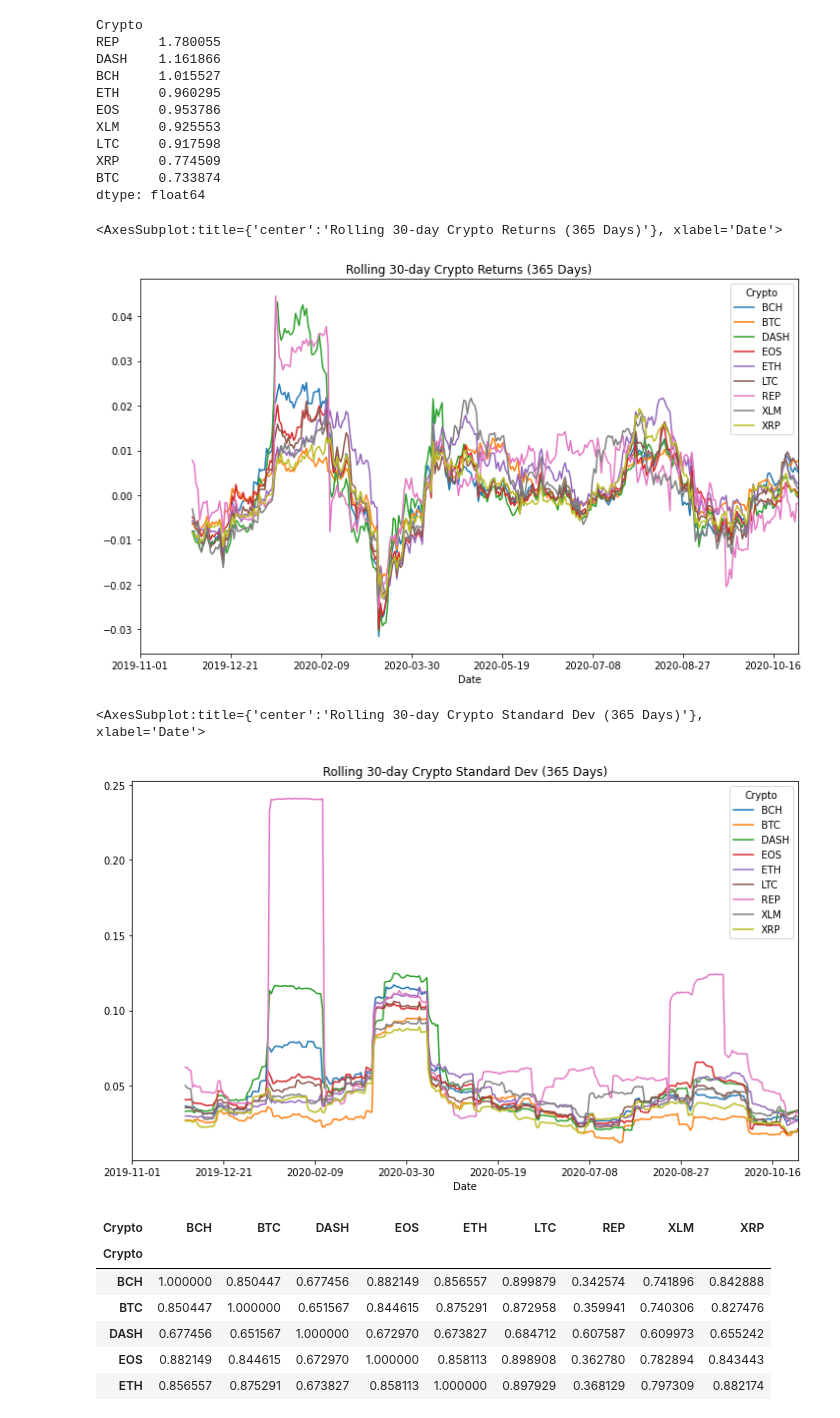
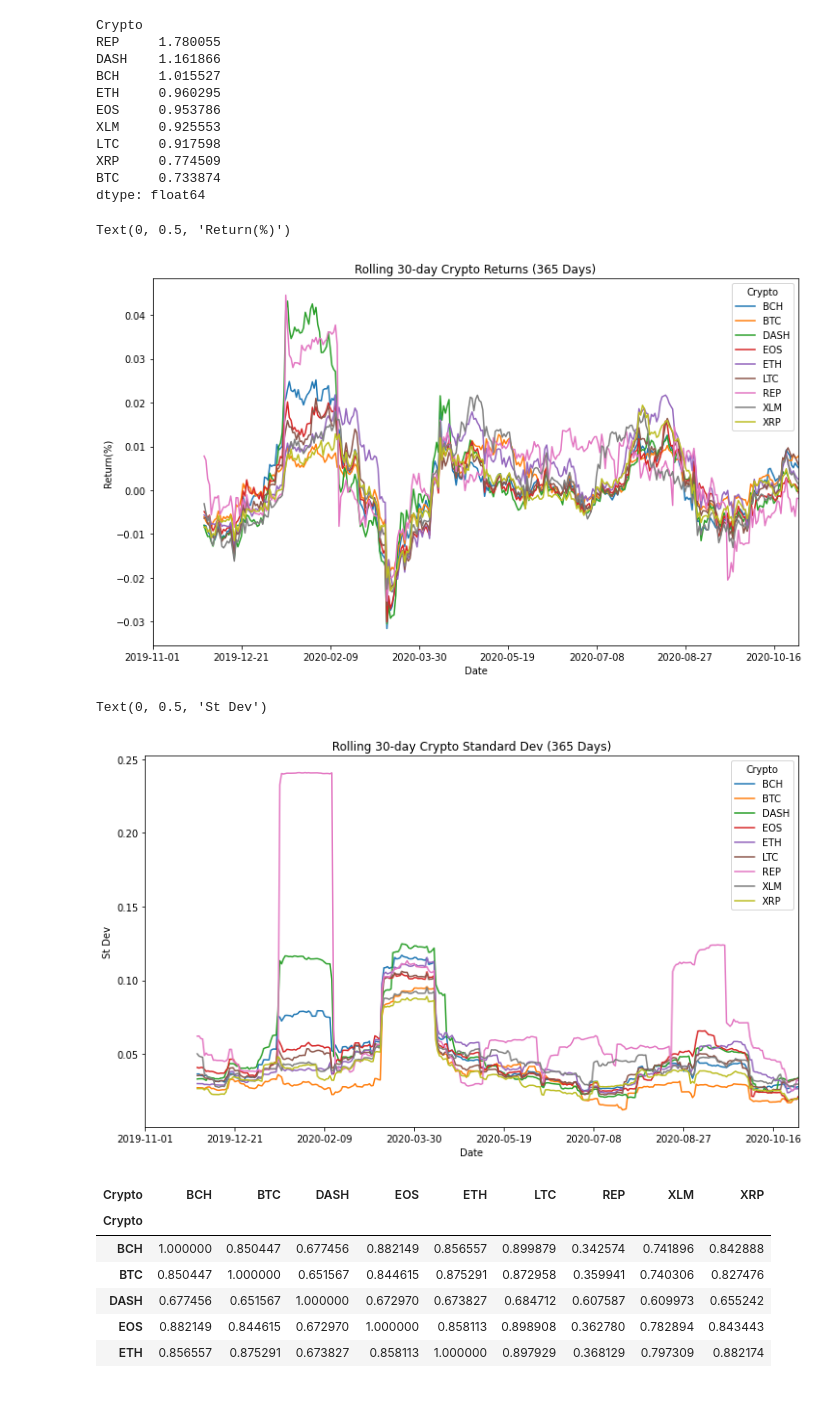
Before and after one commit to mdschulz1973/Planet_Express_IO, a Jupyter notebook: notebooks/crypto_data_prep.ipynb, the cells around one changed output. Saved outputs shown, nothing was run; the diff lists cells and outputs as text; code cells hidden in the pictures.

```diff
--- a/notebooks/crypto_data_prep.ipynb
+++ b/notebooks/crypto_data_prep.ipynb
@@ -208,15 +210,17 @@ dtype: float64
 # %%
 # Calculate rolling 30 day returns and standard deviation for all cryptos
 
 daily_crypto_returns.rolling(window=30).mean().plot(figsize=(12,7),title="Rolling 30-day Crypto Returns (365 Days)")
+plt.ylabel("Return(%)")
 # %% [output]
-<AxesSubplot:title={'center':'Rolling 30-day Crypto Returns (365 Days)'}, xlabel='Date'>
+Text(0, 0.5, 'Return(%)')
-[figure, old version]
+[figure, new version]
 # %%
 daily_crypto_returns.rolling(window=30).std().plot(figsize=(12,7),title="Rolling 30-day Crypto Standard Dev (365 Days)")
+plt.ylabel("St Dev")
 # %% [output]
-<AxesSubplot:title={'center':'Rolling 30-day Crypto Standard Dev (365 Days)'}, xlabel='Date'>
+Text(0, 0.5, 'St Dev')
-[figure, old version]
+[figure, new version]
 # %%
 # Analysis of rolling statistics shows that REP is the most volatile of all analyzed cryptos but that excess volatility was not accompanied by higher cumulative return.
 # %%
```
Also changed, not shown: parts of 11 cells of this notebook.
